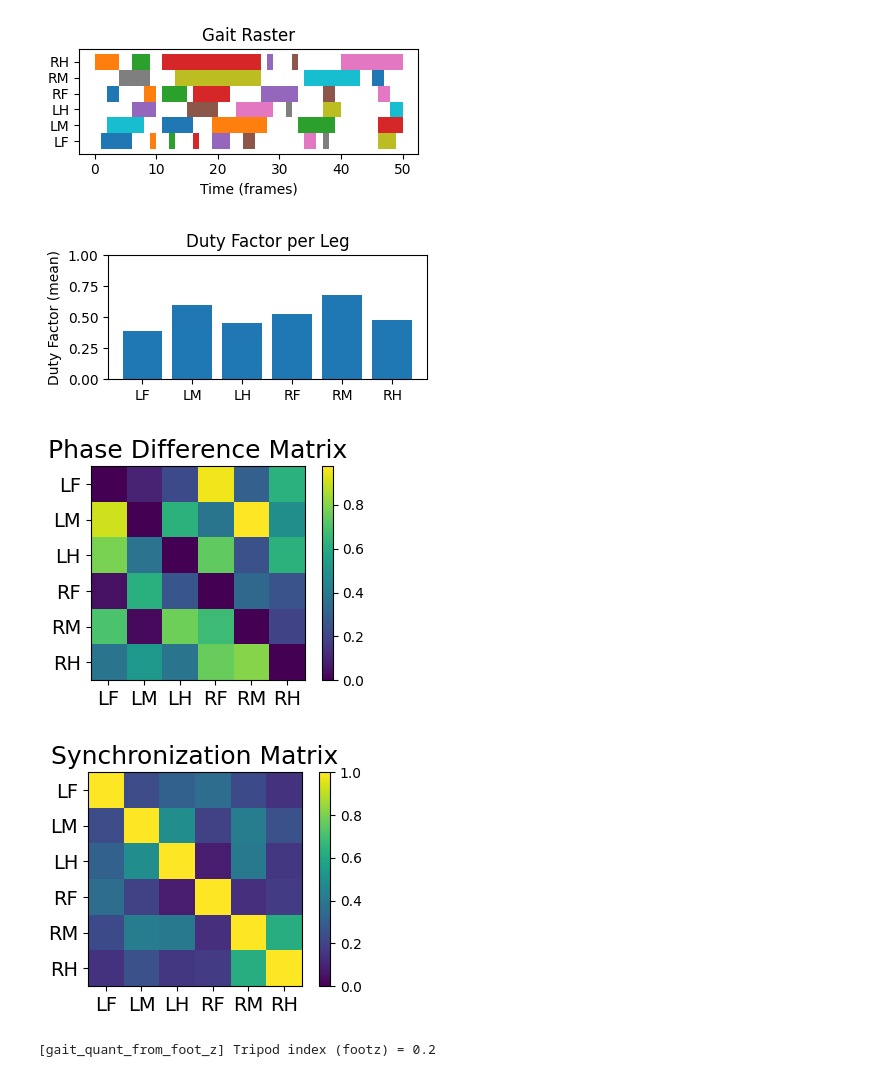
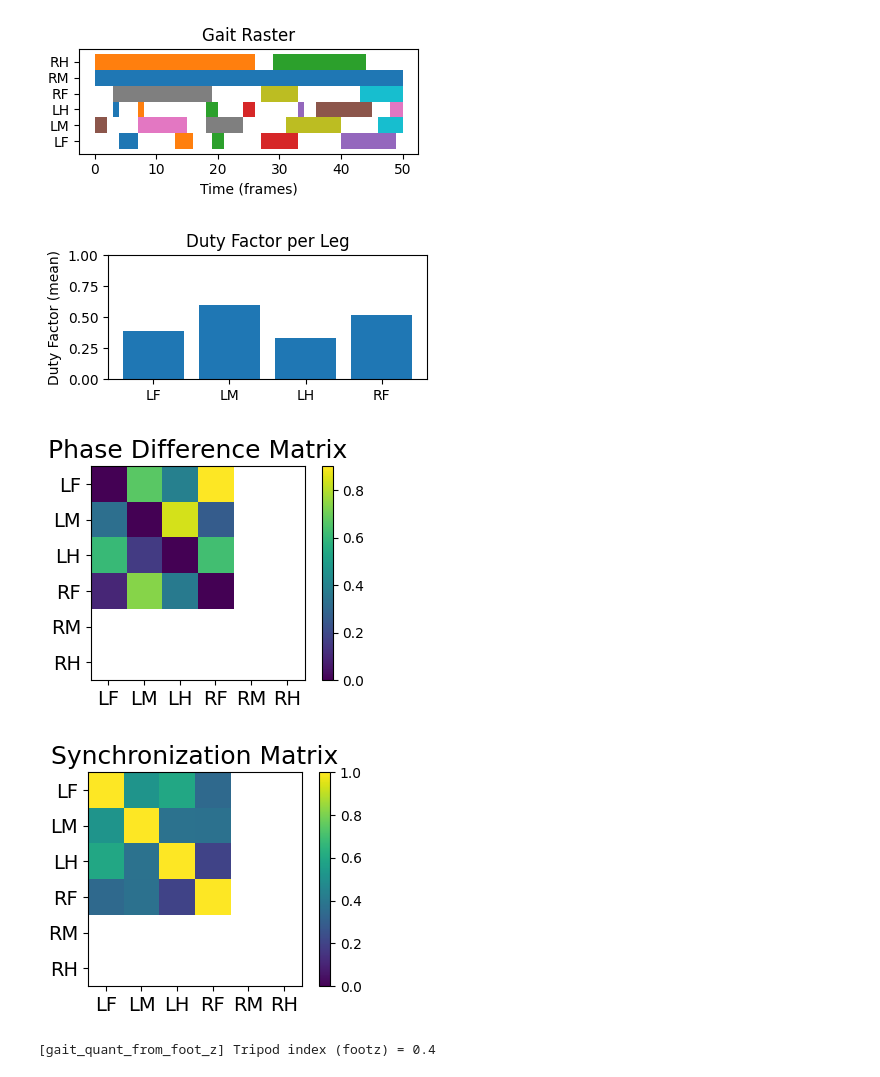
Before and after one commit to wangyuchen0217/airl-insect-walking, a Jupyter notebook: gait_analysis.ipynb, the cells around one changed output. Drawn from its saved outputs; the diff is of its cells as text; code cells hidden in the pictures.

```diff
--- a/gait_analysis.ipynb
+++ b/gait_analysis.ipynb
@@ -212,13 +235,13 @@ def gait_quant_from_foot_z(foot_trajs_df, forces, start, end, use_foot_trajs=Tru
     print(f"[gait_quant_from_foot_z] Tripod index ({save_prefix}) =", tripod_index)
     return tripod_index, df_summary, phase_diff_mat_df, sync_mat_df
 # %%
-tripod_index, df_summary, phase_diff_mat_df, sync_mat_df= gait_quant_from_foot_z(foot_trajs, forces, start, end, use_foot_trajs=False, save_prefix="footz")
+tripod_index, df_summary, phase_diff_mat_df, sync_mat_df= gait_quant_from_foot_z(foot_trajs, forces, start, end, use_foot_trajs=True, save_prefix="footz")
 # %% [output]
-[figure, old version]
+[figure, new version]
-[figure, old version]
+[figure, new version]
-[figure, old version]
+[figure, new version]
-[figure, old version]
+[figure, new version]
-[gait_quant_from_foot_z] Tripod index (footz) = 0.2
+[gait_quant_from_foot_z] Tripod index (footz) = 0.4
 # %%
 df_summary
 # %% [output]
```
Also changed, not shown: parts of 4 cells of this notebook, 3 other files.
